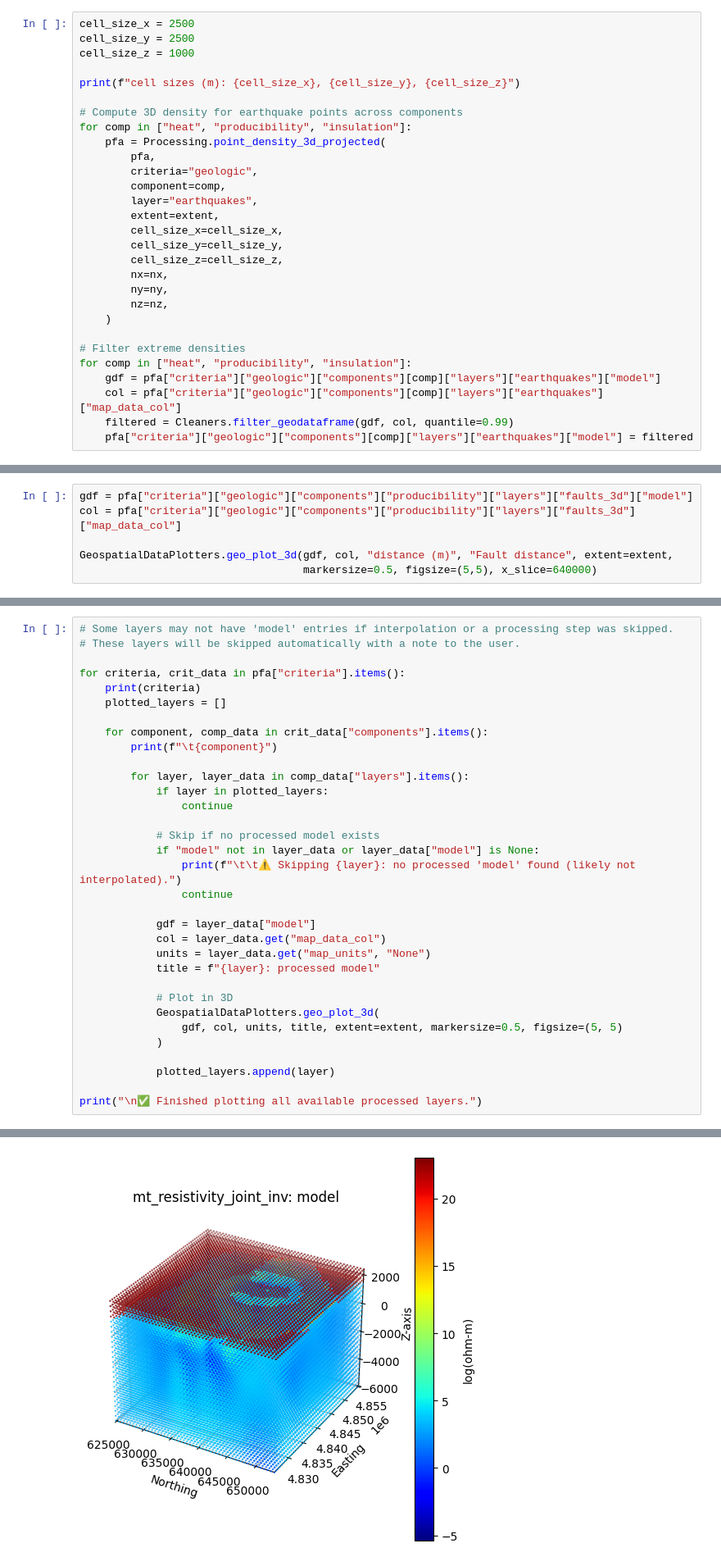
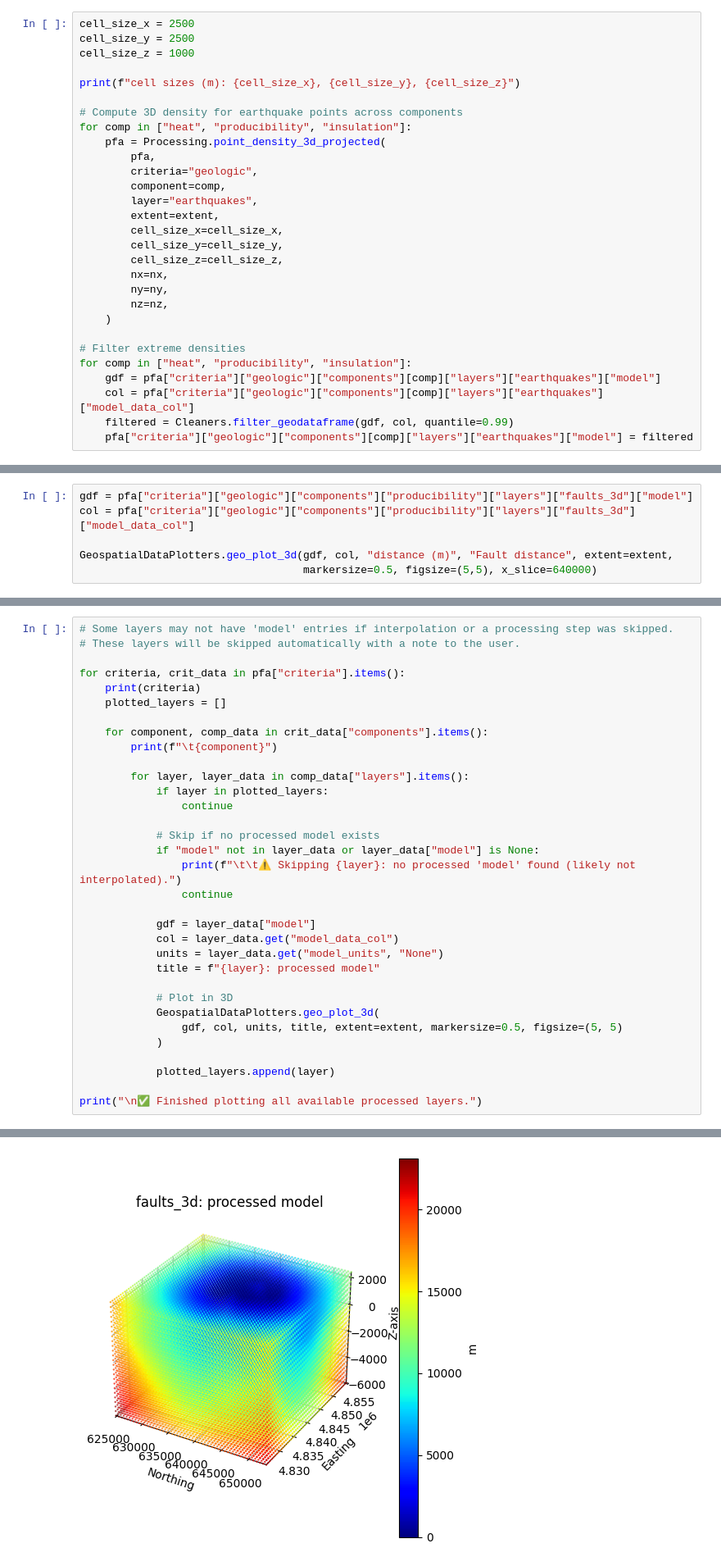
Before and after one commit to NREL/geoPFA, a Jupyter notebook: examples/Newberry/3D/notebooks/1-processing_with_geopfa_newberry.ipynb, the cells around one changed output, grey strips where cells are left out. Shown at 82% size. Saved outputs shown, nothing was run; the diff lists cells and outputs as text.

Commit message:
refactor: tutorial notebooks to conform to the new ['model'] standard

```diff
--- a/examples/Newberry/3D/notebooks/1-processing_with_geopfa_newberry.ipynb
+++ b/examples/Newberry/3D/notebooks/1-processing_with_geopfa_newberry.ipynb
@@ -439,7 +439,7 @@ for comp in ["heat", "producibility", "insulation"]:
 # Filter extreme densities
 for comp in ["heat", "producibility", "insulation"]:
     gdf = pfa["criteria"]["geologic"]["components"][comp]["layers"]["earthquakes"]["model"]
-    col = pfa["criteria"]["geologic"]["components"][comp]["layers"]["earthquakes"]["map_data_col"]
+    col = pfa["criteria"]["geologic"]["components"][comp]["layers"]["earthquakes"]["model_data_col"]
     filtered = Cleaners.filter_geodataframe(gdf, col, quantile=0.99)
     pfa["criteria"]["geologic"]["components"][comp]["layers"]["earthquakes"]["model"] = filtered
 # %% [output]
@@ -493,7 +493,7 @@ pfa = Processing.distance_from_3d_solids(
 Slice plot in the x direction to better observe the distance function.
 # %%
 gdf = pfa["criteria"]["geologic"]["components"]["producibility"]["layers"]["faults_3d"]["model"]
-col = pfa["criteria"]["geologic"]["components"]["producibility"]["layers"]["faults_3d"]["map_data_col"]
+col = pfa["criteria"]["geologic"]["components"]["producibility"]["layers"]["faults_3d"]["model_data_col"]
 
 GeospatialDataPlotters.geo_plot_3d(gdf, col, "distance (m)", "Fault distance", extent=extent,
                                    markersize=0.5, figsize=(5,5), x_slice=640000)
@@ -522,8 +522,8 @@ for criteria, crit_data in pfa["criteria"].items():
                 continue
 
             gdf = layer_data["model"]
-            col = layer_data.get("map_data_col")
-            units = layer_data.get("map_units", "None")
+            col = layer_data.get("model_data_col")
+            units = layer_data.get("model_units", "None")
             title = f"{layer}: processed model"
 
             # Plot in 3D
@@ -543 +553 @@ geologic
-[figure, old version]
+[figure, new version]
```
Also changed, not shown: parts of 5 cells of this notebook, 5 other files.
